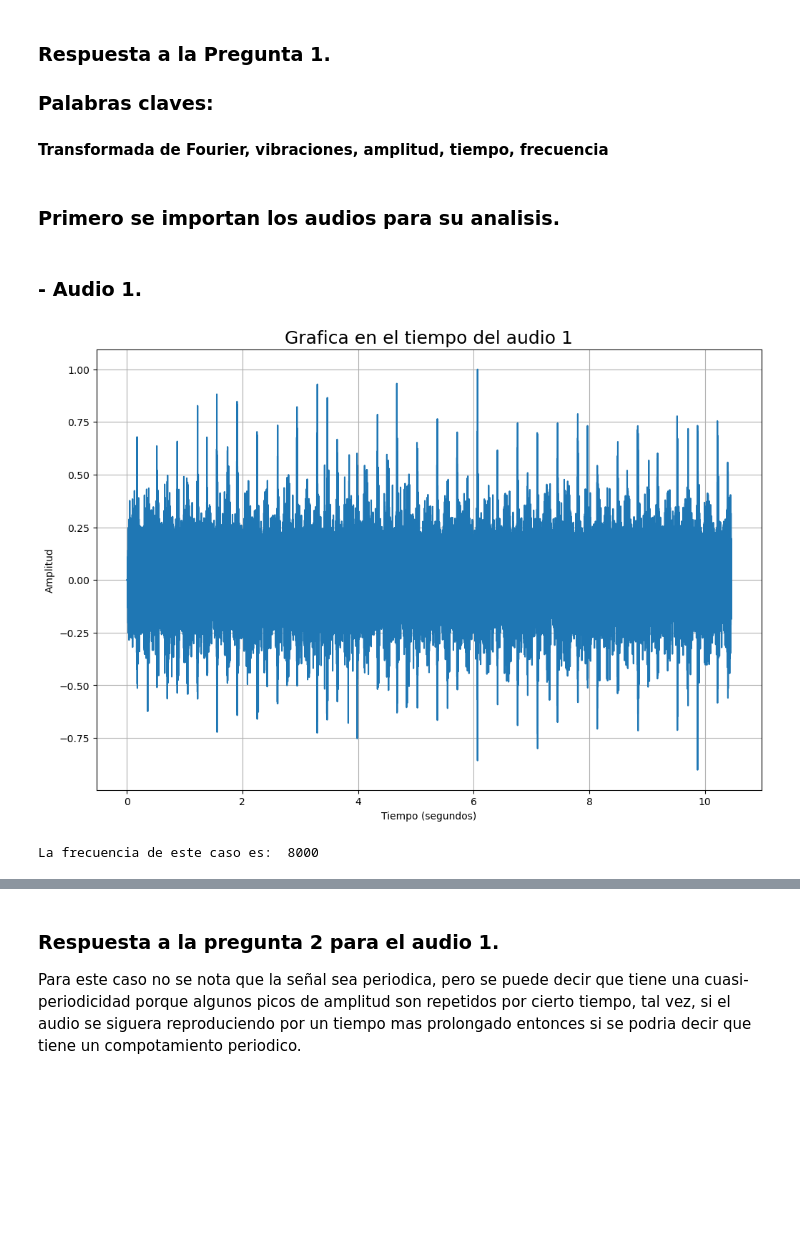
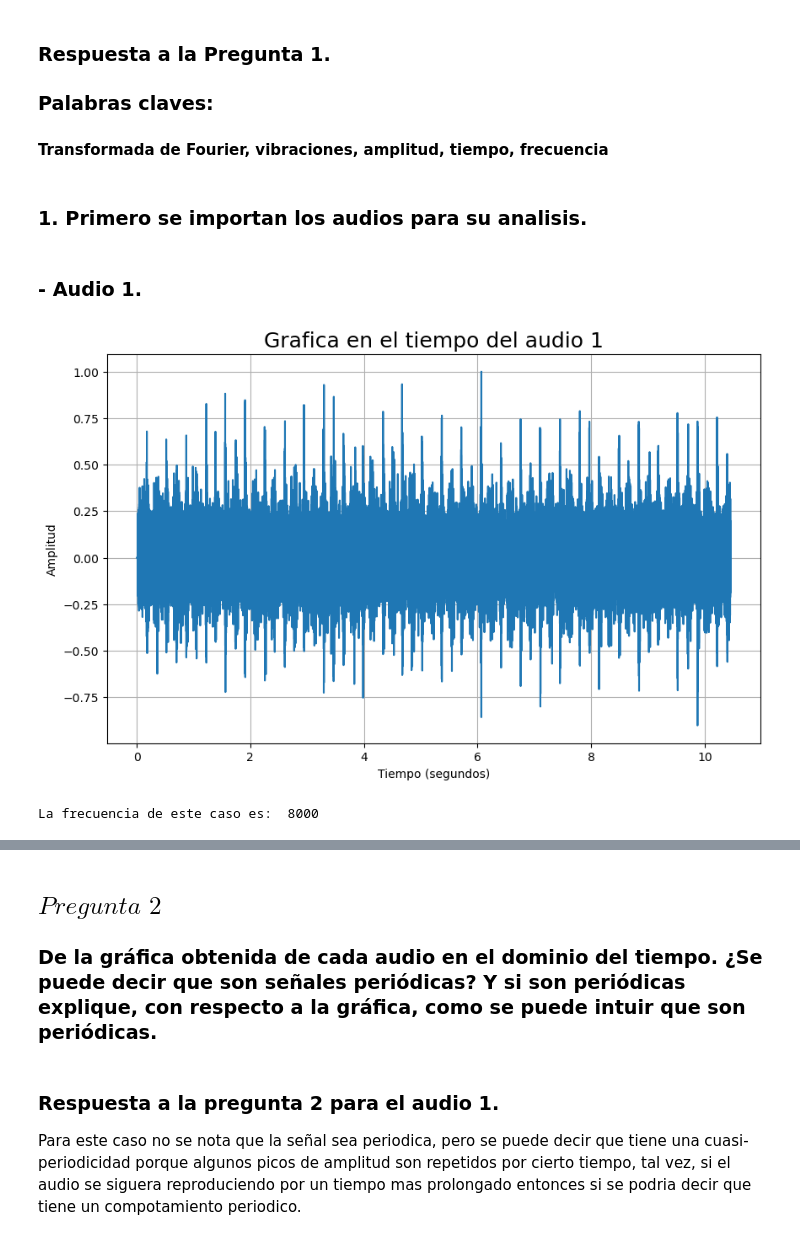
Before and after one commit to JoseOrtiz23/Proyecto_Final_PDS_2023_1, a Jupyter notebook: Proyecto_Final_OrtizMiranda_JoseDavid.ipynb, the cells around one changed output, grey strips where cells are left out. Saved outputs shown, nothing was run; the diff lists cells and outputs as text; code cells hidden in the pictures; blank space fills up the shorter version.

```diff
--- a/Proyecto_Final_OrtizMiranda_JoseDavid.ipynb
+++ b/Proyecto_Final_OrtizMiranda_JoseDavid.ipynb
@@ -24,29 +30,34 @@ from IPython.display import Audio #Libreria para escuchar audio
 ### Palabras claves:
 #### Transformada de Fourier, vibraciones, amplitud, tiempo, frecuencia
 # %% [markdown]
-### Primero se importan los audios para su analisis.
+### 1. Primero se importan los audios para su analisis.
 # %% [markdown]
 ### - Audio 1.
 # %%
 file_audio_1=('prensa_industrial.wav') # Ruta del archivo con la senal
 fs, y=read(file_audio_1) # Cargar el archivo
 y = y / np.max(np.abs(y)) # escala la amplitud de la senal
 t=np.arange(0, float(len(y))/fs, 1.0/fs) # Vector de tiempo
-plt.figure(figsize=(12,8))
+plt.figure(figsize=(10,6))
 plt.plot(t,y) # Dibujar la grafica
 plt.grid()
 
 # Los siguientes dos comandos dibujan las etiquetas de los ejes
 plt.title("Grafica en el tiempo del audio 1",fontsize = 18)
 plt.xlabel('Tiempo (segundos)') # Etiqueta eje X
 plt.ylabel('Amplitud') # Etiqueta eje Y
 plt.show() # Mostrar la grafica
 print("La frecuencia de este caso es: ",fs)
 Audio(y, rate=fs) # para escuchar la senal
 # %% [output]
-[figure, old version]
+[figure, new version]
 La frecuencia de este caso es:  8000
 [interactive output not drawn]
+# %% [markdown]
+## $ Pregunta $ $ 2 $
+
+
+### De la gráfica obtenida de cada audio en el dominio del tiempo. ¿Se puede decir que son señales periódicas? Y si son periódicas explique, con respecto a la gráfica, como se puede intuir que son periódicas.
 # %% [markdown]
 ### Respuesta a la pregunta 2 para el audio 1.
 
```
Also changed, not shown: parts of 36 cells of this notebook, 4 other files.
